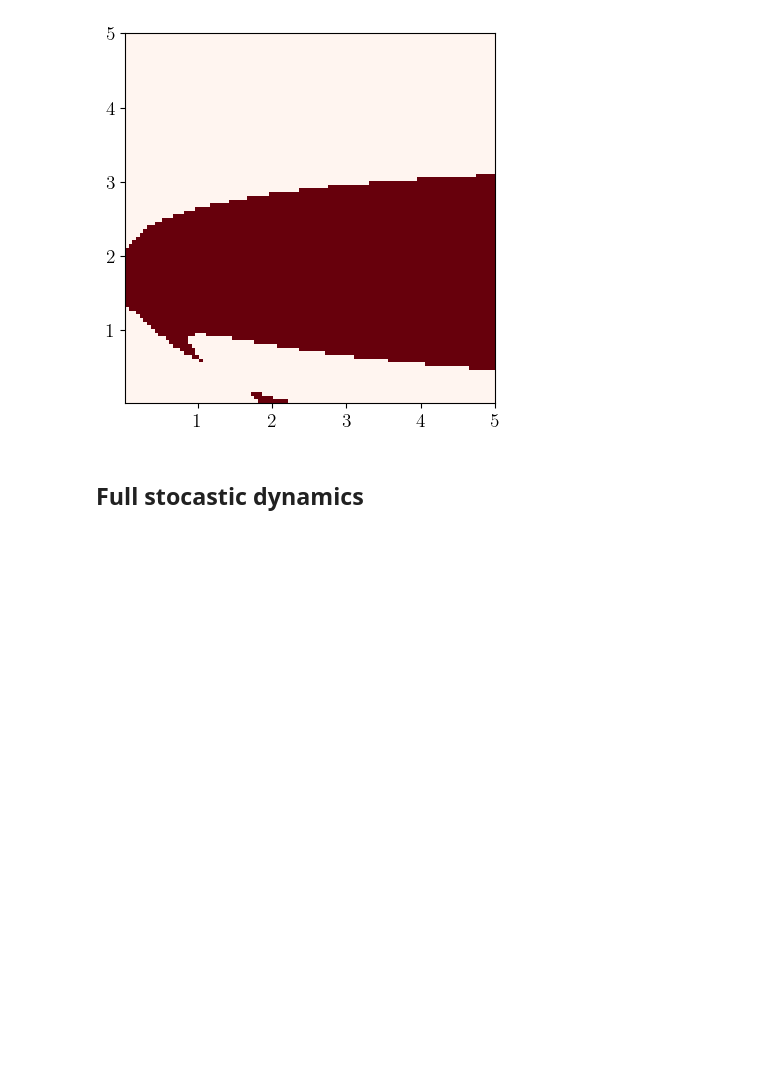
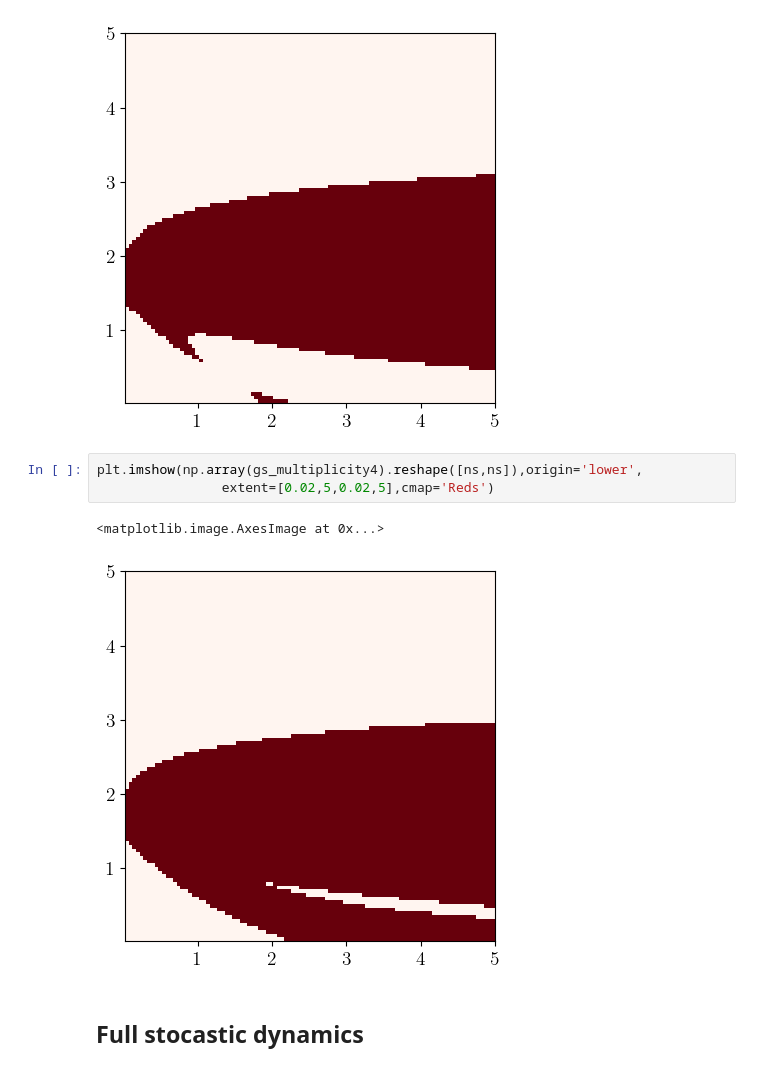
Before and after one commit to mwauters92/Non-hermitian-design, a Jupyter notebook: main.ipynb, the cells around one changed output. Drawn from its saved outputs; the diff is of its cells as text; blank space fills up the shorter version.

```diff
--- a/main.ipynb
+++ b/main.ipynb
@@ -381,6 +381,12 @@ plt.imshow(np.array(gs_multiplicity6).reshape([ns,ns]),origin='lower',
 # %% [output]
 <matplotlib.image.AxesImage at 0x...>
 [figure]
+# %%
+plt.imshow(np.array(gs_multiplicity4).reshape([ns,ns]),origin='lower',
+                extent=[0.02,5,0.02,5],cmap='Reds')
+# %% [output]
+<matplotlib.image.AxesImage at 0x...>
+[figure, added]
 # %% [markdown]
 ## Full stocastic dynamics
 # %%
```
Also changed, not shown: parts of 5 cells of this notebook, 1 other file.
